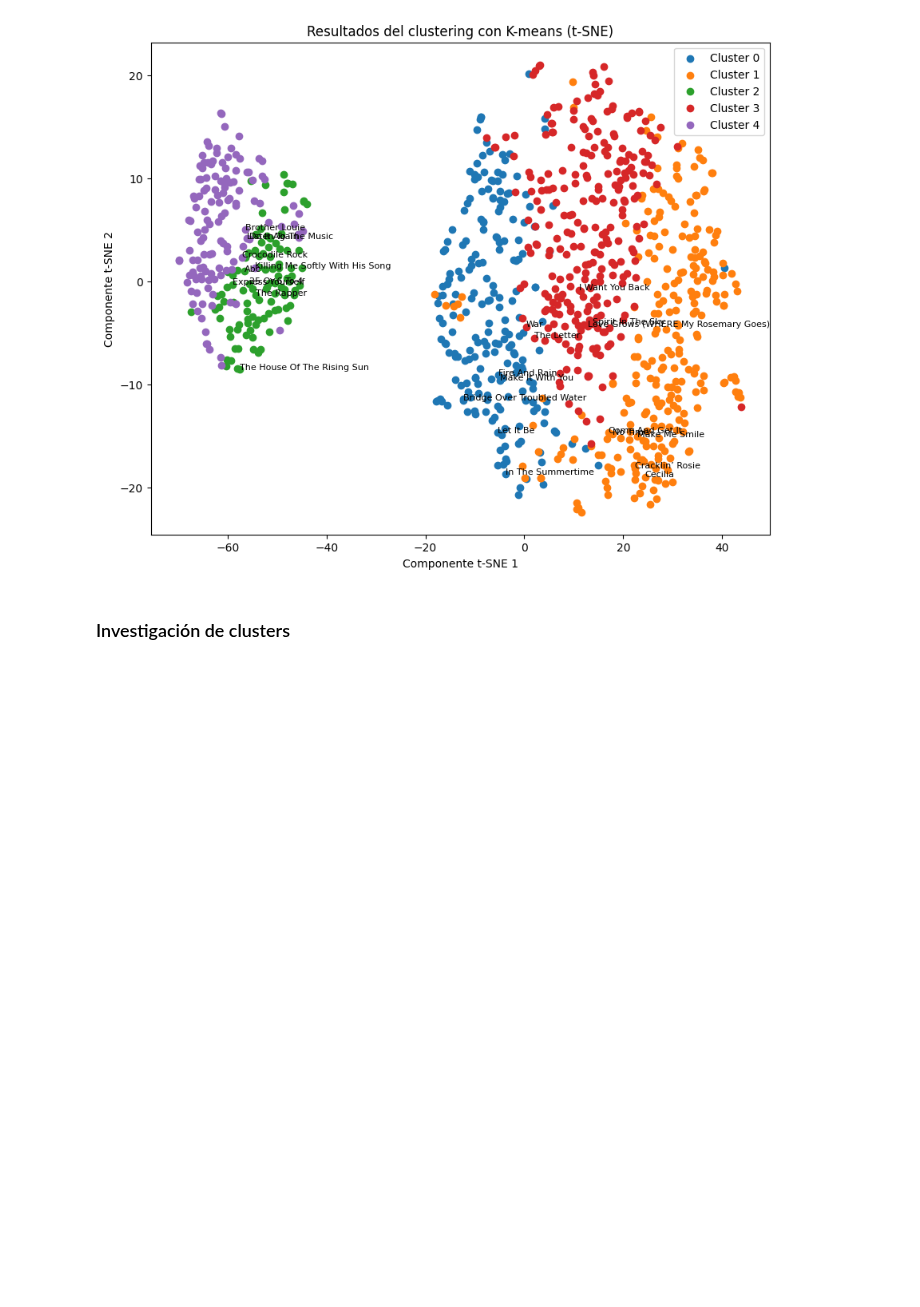
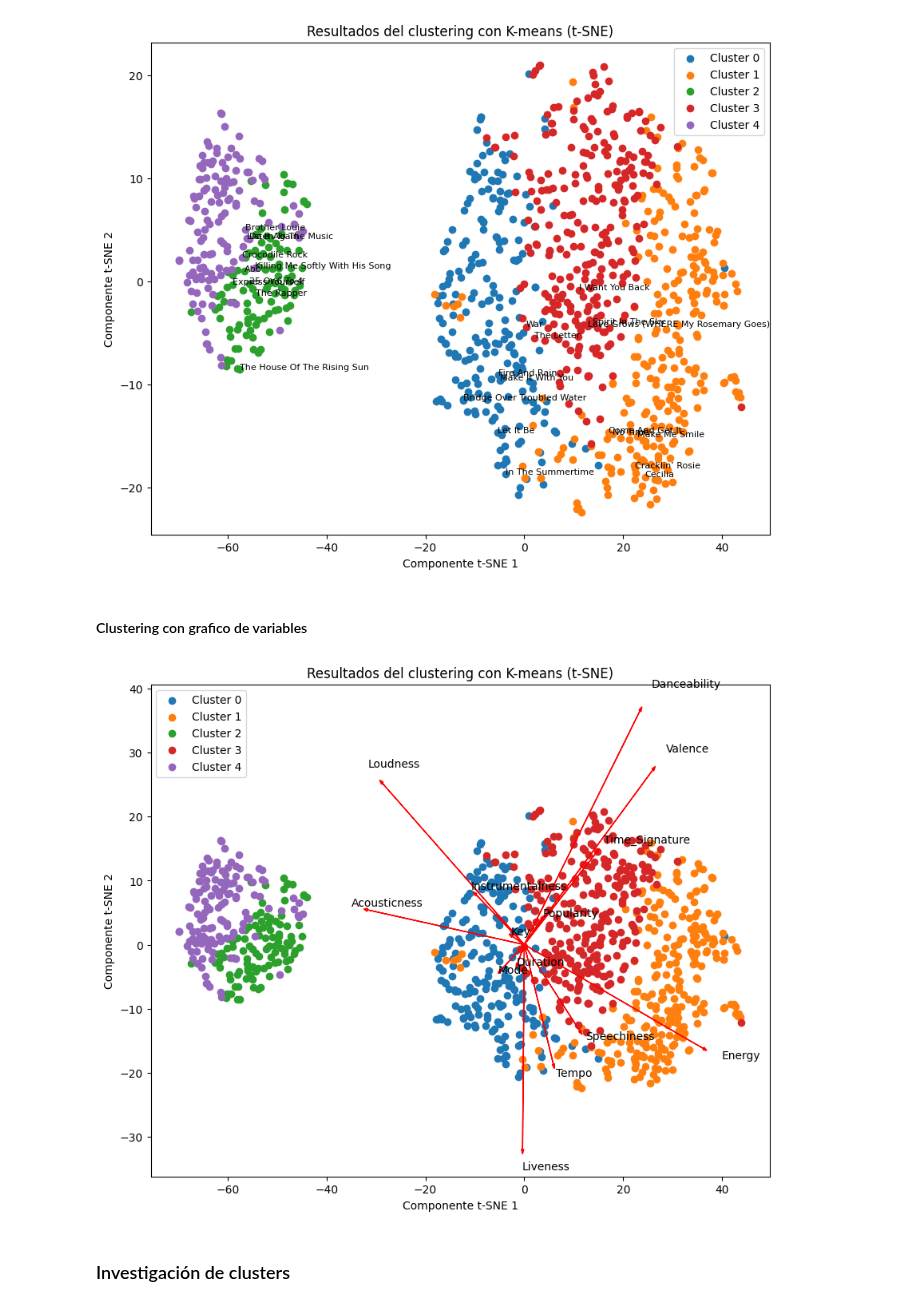
Before and after one commit to nachoperna/Fundamentos-de-la-Ciencia-de-Datos, a Jupyter notebook: TPE/tpe.ipynb, the cells around one changed output. Drawn from its saved outputs; the diff is of its cells as text; code cells hidden in the pictures; blank space fills up the shorter version.

Commit message:
shapiro para analisis univariado y clustering con variables graficadas

```diff
--- a/TPE/tpe.ipynb
+++ b/TPE/tpe.ipynb
@@ -1189,6 +1216,48 @@ plt.legend()
 plt.show()
 # %% [output]
 [figure]
+# %% [markdown]
+#### Clustering con grafico de variables
+# %%
+# Utilizaremos la etiqueta del nombre de la canción para identificarlas dentro de los clusters
+track = raw_covers['Track']
+
+# Reducimos la dimensionalidad de los datos usando t-SNE
+tsne_cluster = TSNE(n_components=2, random_state=42)
+tsne_results = tsne_cluster.fit_transform(features)
+
+# Creamos DataFrame con los resultados de t-SNE y los clusters
+tsne_df = pd.DataFrame({'x': tsne_results[:, 0], 'y': tsne_results[:, 1], 'Cluster': clusters_kmeans, 'Track': track})
+
+# Graficamos los resultados de t-SNE, coloreando los puntos según el cluster
+plt.figure(figsize=(10, 8))
+for cluster_num in range(5):
+  plt.scatter(tsne_df[tsne_df['Cluster'] == cluster_num]['x'], tsne_df[tsne_df['Cluster'] == cluster_num]['y'], label=f'Cluster {cluster_num}')
+
+  # # Obtenemos lita de tracks a marcar en cada cluster
+  # track_to_label = tsne_df[tsne_df['Cluster'] == cluster_num]['Track'].tolist()
+
+  # track_to_label = track_to_label[:5]
+  # # Marcamos cada track en el grafico
+  # for track1 in track_to_label:
+  #   row = tsne_df[(tsne_df['Cluster'] == cluster_num) & (tsne_df['Track'] == track1)]
+  #   if not row.empty:
+  #     plt.text(row['x'].values[0], row['y'].values[0], track1, fontsize=8)
+
+scaling_factor = max(tsne_results.max(), abs(tsne_results.min()))  # Factor de escalado para ajustar al rango de t-SNE
+vectors = pca.components_.T * scaling_factor  # Proyecciones de las variables en el espacio t-SNE
+# Graficamos las proyecciones de las variables
+for i, v in enumerate(vectors):
+    plt.arrow(0, 0, v[0], v[1], color='red', alpha=1, head_width=0.50)
+    plt.text(v[0] * 1.1, v[1] * 1.1, covers_sin_track_artist.columns[i], color='black', fontsize=10)
+
+plt.xlabel('Componente t-SNE 1')
+plt.ylabel('Componente t-SNE 2')
+plt.title('Resultados del clustering con K-means (t-SNE)')
+plt.legend()
+plt.show()
+# %% [output]
+[figure, added]
 # %% [markdown]
 ### Investigación de clusters
 # %% [markdown]
```
Also changed, not shown: parts of 23 cells of this notebook.
